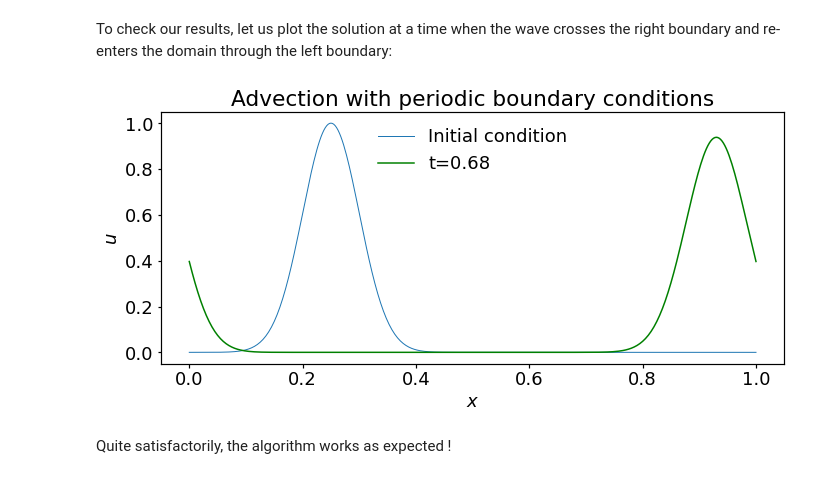
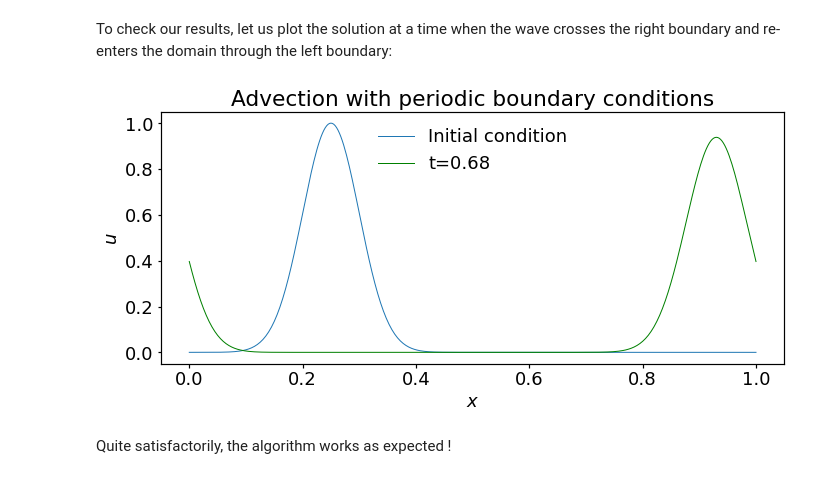
Before and after one commit to aquaULB/book_solving_pde_mooc, a Jupyter notebook: _sources/solving_pde_mooc/notebooks/04_PartialDifferentialEquations/04_01_Advection.ipynb, the cells around one changed output. Saved outputs shown, nothing was run; the diff lists cells and outputs as text; code cells hidden in the pictures.

```diff
--- a/_sources/solving_pde_mooc/notebooks/04_PartialDifferentialEquations/04_01_Advection.ipynb
+++ b/_sources/solving_pde_mooc/notebooks/04_PartialDifferentialEquations/04_01_Advection.ipynb
@@ -246,7 +246,7 @@ def rhs_forward(u, dx, c):
 
     Parameters
     ----------
-    u : array of float
+    u : array of floats
         solution at the current time-step.
     dx : float
         grid spacing
@@ -255,7 +255,7 @@ def rhs_forward(u, dx, c):
 
     Returns
     -------
-    f : array of float
+    f : array of floats
         right-hand side of the wave equation with
         boundary conditions implemented (initial values
         of u are kept constant)
@@ -325,7 +325,7 @@ def rhs_backward(u, dx, c):
 
     Parameters
     ----------
-    u : array of float
+    u : array of floats
         solution at the current time-step.
     dx : float
         grid spacing
@@ -334,7 +334,7 @@ def rhs_backward(u, dx, c):
 
     Returns
     -------
-    f : array of float
+    f : array of floats
         right-hand side of the wave equation with
         boundary conditions implemented (initial values
         of u are kept constant)
@@ -440,7 +440,7 @@ def rhs_backward_periodic(u, dx, c):
 
     Parameters
     ----------
-    u : array of float
+    u : array of floats
         solution at the current time-step.
     dx : float
         grid spacing
@@ -449,7 +449,7 @@ def rhs_backward_periodic(u, dx, c):
 
     Returns
     -------
-    f : array of float
+    f : array of floats
         right-hand side of the wave equation with
         boundary conditions implemented
     """
@@ -487,16 +487,16 @@ To check our results, let us plot the solution at a time when the wave crosses t
 # %%
 # plot the solution at several times
 fig, ax = plt.subplots(figsize=(10, 5))
 
 ax.plot(x, u[0], label='Initial condition')
-ax.plot(x, u[int(0.68 / dt)], lw=1.5, color='green', label='t=0.68')
+ax.plot(x, u[int(0.68 / dt)], color='green', label='t=0.68')
 
 ax.set_xlabel('$x$')
 ax.set_ylabel('$u$')
 ax.set_title('Advection with periodic boundary conditions')
 ax.legend();
 # %% [output]
-[figure, old version]
+[figure, new version]
 # %% [markdown]
 Quite satisfactorily, the algorithm works as expected !
 # %% [markdown]
```
Also changed, not shown: parts of 2 cells of this notebook, 32 other files.
